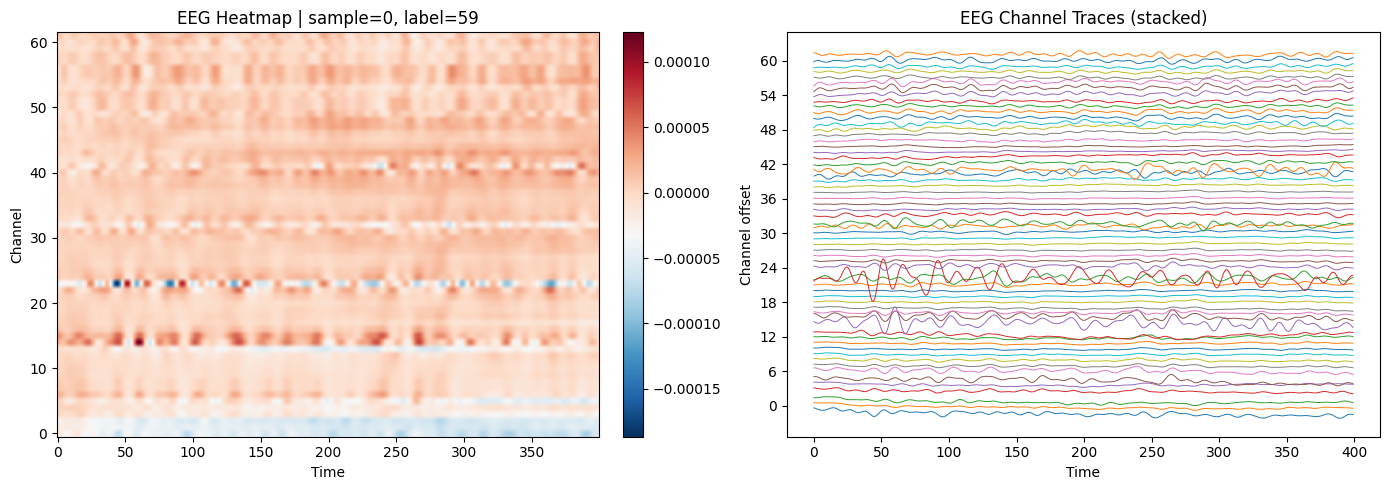
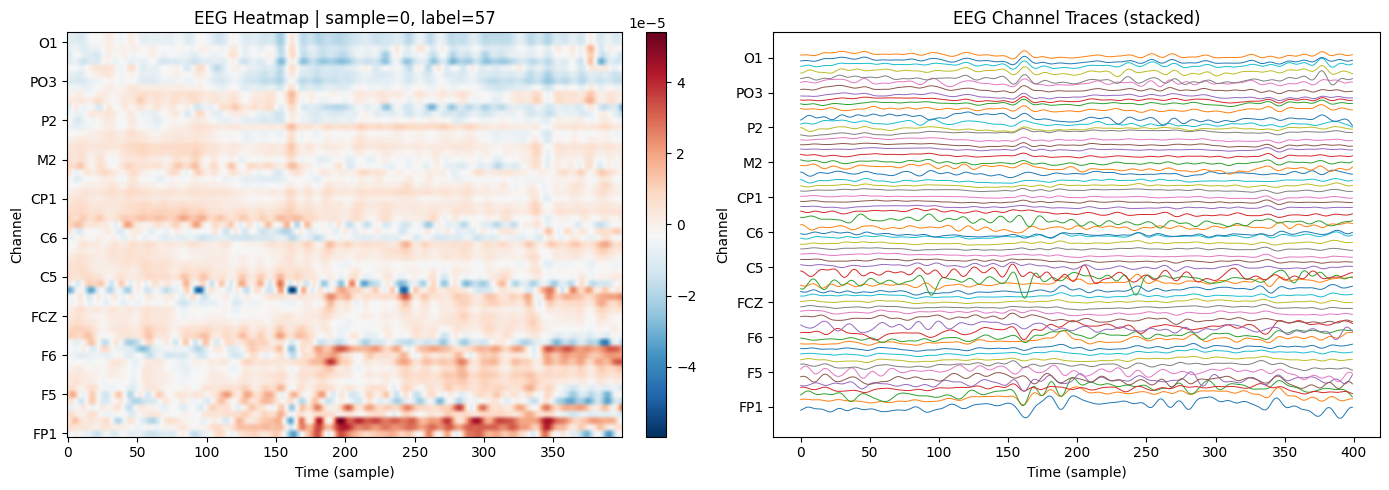
Unified diff of the notebook cell whose output changed from the first chart to the second:
--- before
+++ after
@@ -1,4 +1,10 @@
+import json
 import numpy as np
 import matplotlib.pyplot as plt
+
+# Load channel names
+with open("data/mode/montage_ch_names.json") as f:
+    all_ch_names = json.load(f)
+ch_names = all_ch_names[:62]  # first 62 are EEG electrodes
 
 # Pick any sample index
@@ -14,6 +20,9 @@
 im = axes[0].imshow(eeg, aspect="auto", cmap="RdBu_r", origin="lower")
 axes[0].set_title(f"EEG Heatmap | sample={sample_idx}, label={label}")
-axes[0].set_xlabel("Time")
+axes[0].set_xlabel("Time (sample)")
 axes[0].set_ylabel("Channel")
+step = max(1, channels // 10)
+axes[0].set_yticks(range(0, channels, step))
+axes[0].set_yticklabels(ch_names[::step])
 fig.colorbar(im, ax=axes[0], fraction=0.046, pad=0.04)
 
@@ -24,8 +33,8 @@
 axes[1].plot(time, (eeg + offsets[:, None]).T, linewidth=0.7)
 axes[1].set_title("EEG Channel Traces (stacked)")
-axes[1].set_xlabel("Time")
-axes[1].set_ylabel("Channel offset")
-axes[1].set_yticks(offsets[::max(1, channels // 10)])
-axes[1].set_yticklabels([str(i) for i in range(0, channels, max(1, channels // 10))])
+axes[1].set_xlabel("Time (sample)")
+axes[1].set_ylabel("Channel")
+axes[1].set_yticks(offsets[::step])
+axes[1].set_yticklabels(ch_names[::step])
 
 plt.tight_layout()

Commit: Refactor code structure for improved readability and maintainability